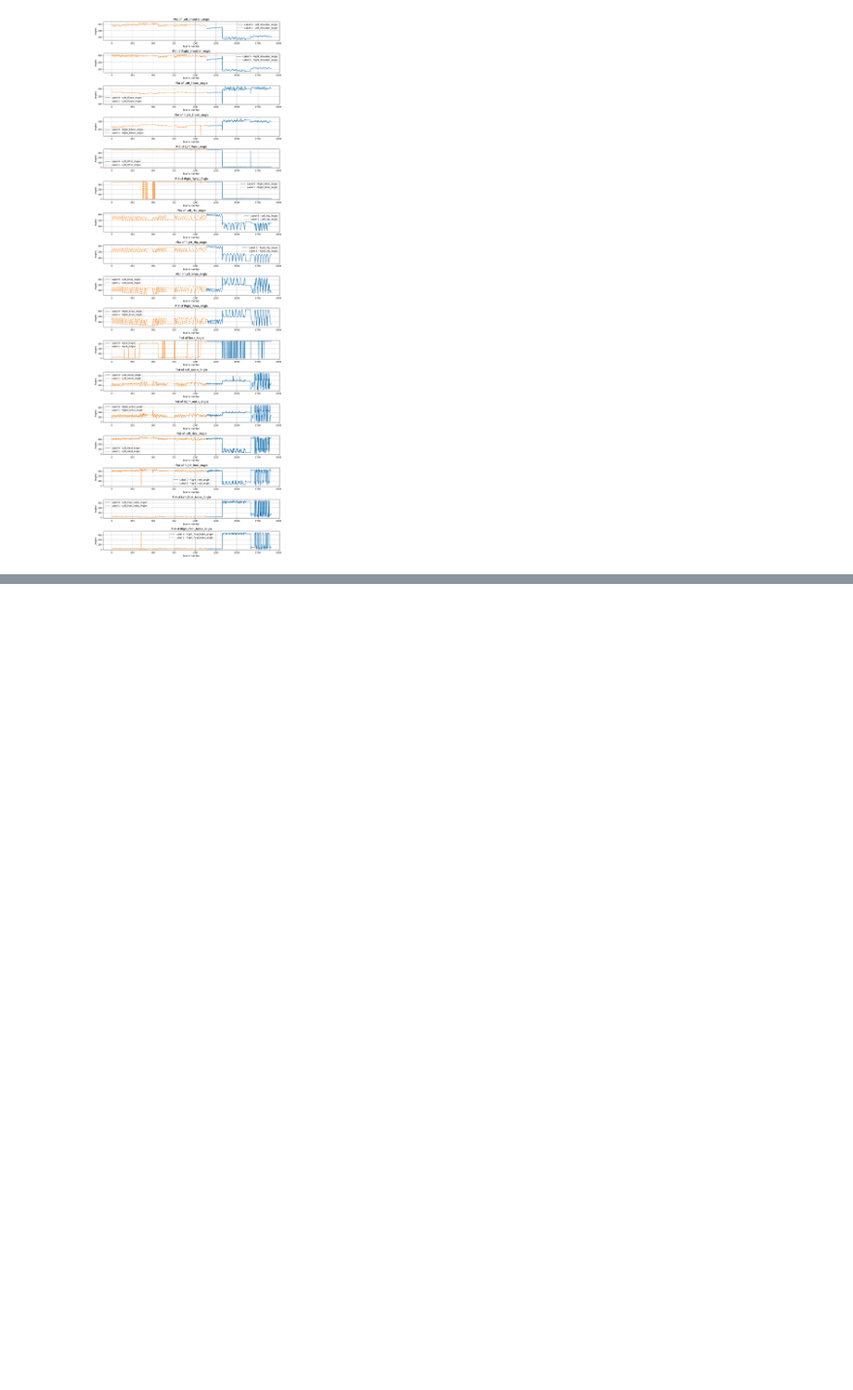
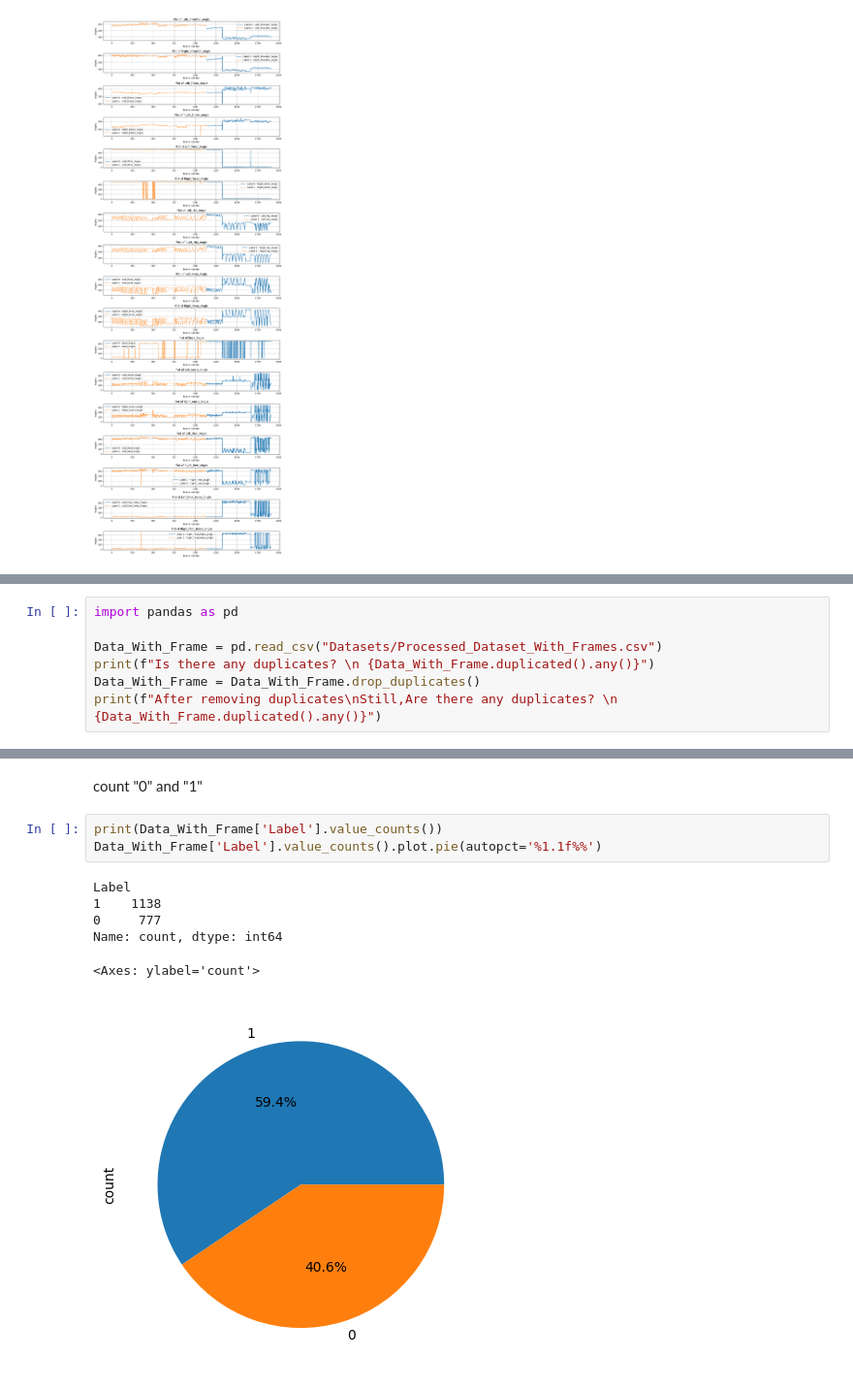
Before and after one commit to SanukaJayasinghe/DSGP-Group28, a Jupyter notebook: Mountain_Climbing_DEMINI_GIT/Data Processing for Mount.ipynb, the cells around one changed output, grey strips where cells are left out. Shown at 97% size. Drawn from its saved outputs; the diff is of its cells as text; blank space fills up the shorter version.

```diff
--- a/Mountain_Climbing_DEMINI_GIT/Data Processing for Mount.ipynb
+++ b/Mountain_Climbing_DEMINI_GIT/Data Processing for Mount.ipynb
@@ -428,0 +431,7 @@ plt.show()
+# %%
+import pandas as pd
+
+Data_With_Frame = pd.read_csv("Datasets/Processed_Dataset_With_Frames.csv")
+print(f"Is there any duplicates? \n {Data_With_Frame.duplicated().any()}")
+Data_With_Frame = Data_With_Frame.drop_duplicates()
+print(f"After removing duplicates\nStill,Are there any duplicates? \n {Data_With_Frame.duplicated().any()}")
@@ -428,0 +470,12 @@ plt.show()
+# %% [markdown]
+count "0" and "1"
+# %%
+print(Data_With_Frame['Label'].value_counts())
+Data_With_Frame['Label'].value_counts().plot.pie(autopct='%1.1f%%')
+# %% [output]
+Label
+1    1138
+0     777
+Name: count, dtype: int64
+<Axes: ylabel='count'>
+[figure, added]
```
Also changed, not shown: parts of 19 cells of this notebook, 6 other files.
